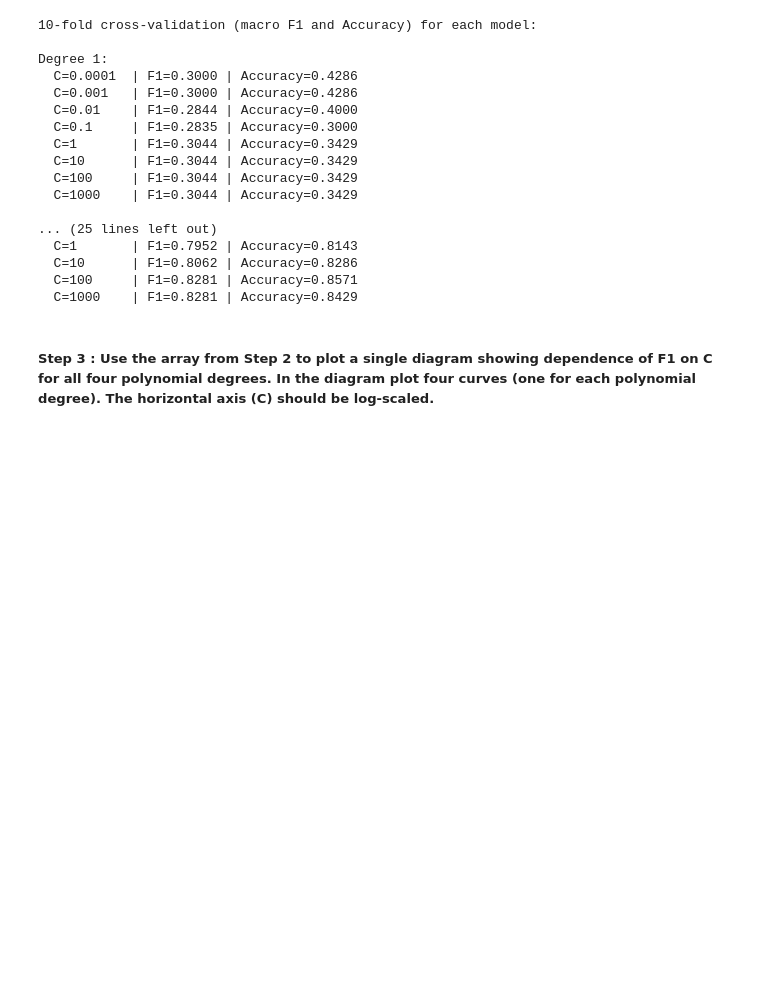
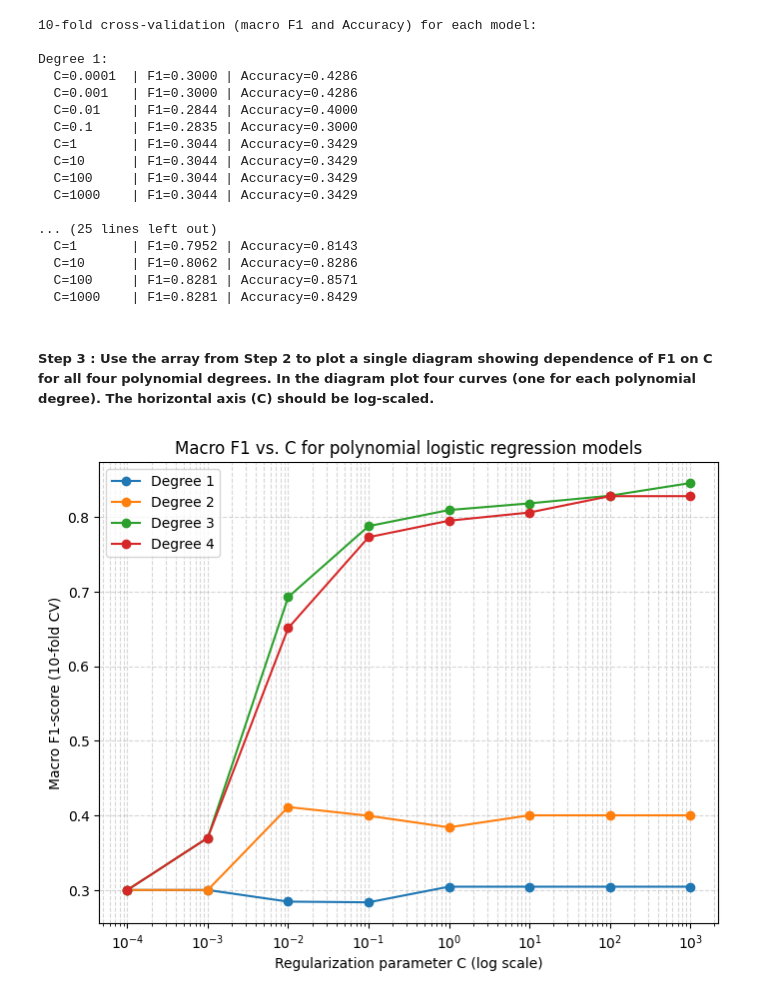
Before and after one commit to loic-marigny/machine-learning-rtu, a Jupyter notebook: 5_Assignment.ipynb, the cells around one changed output. Cells and saved outputs as stored; diff of their text form; code cells hidden in the pictures; blank space fills up the shorter version.

Commit message:
Finished step 3 & 4

```diff
--- a/5_Assignment.ipynb
+++ b/5_Assignment.ipynb
@@ -125,3 +110,26 @@ Degree 1:
   C=1000    | F1=0.8281 | Accuracy=0.8429
 # %% [markdown]
 ##### Step 3 : Use the array from Step 2 to plot a single diagram showing dependence of F1 on C for all four polynomial degrees. In the diagram plot four curves (one for each polynomial degree). The horizontal axis (C) should be log-scaled.
+# %%
+# C_values and f1_scores_grid were created in Step 2.
+# Here we plot one curve per polynomial degree to see how the F1 score changes as C grows.
+fig, ax = plt.subplots(figsize=(8, 6))
+
+for degree_index, degree in enumerate(degrees):
+    # Plot C on the x-axis and the corresponding macro F1 score on the y-axis.
+    ax.plot(
+        C_values,
+        f1_scores_grid[degree_index],
+        marker='o',
+        label=f'Degree {degree}'
+    )
+
+ax.set_xscale('log')  # Requested log-scale for the C axis so we can see the trend clearly.
+ax.set_xlabel('Regularization parameter C (log scale)')
+ax.set_ylabel('Macro F1-score (10-fold CV)')
+ax.set_title('Macro F1 vs. C for polynomial logistic regression models')
+ax.legend()
+ax.grid(True, which='both', linestyle='--', alpha=0.5)
+plt.show()
+# %% [output]
+[figure, added]
```
Also changed, not shown: parts of 5 cells of this notebook.
